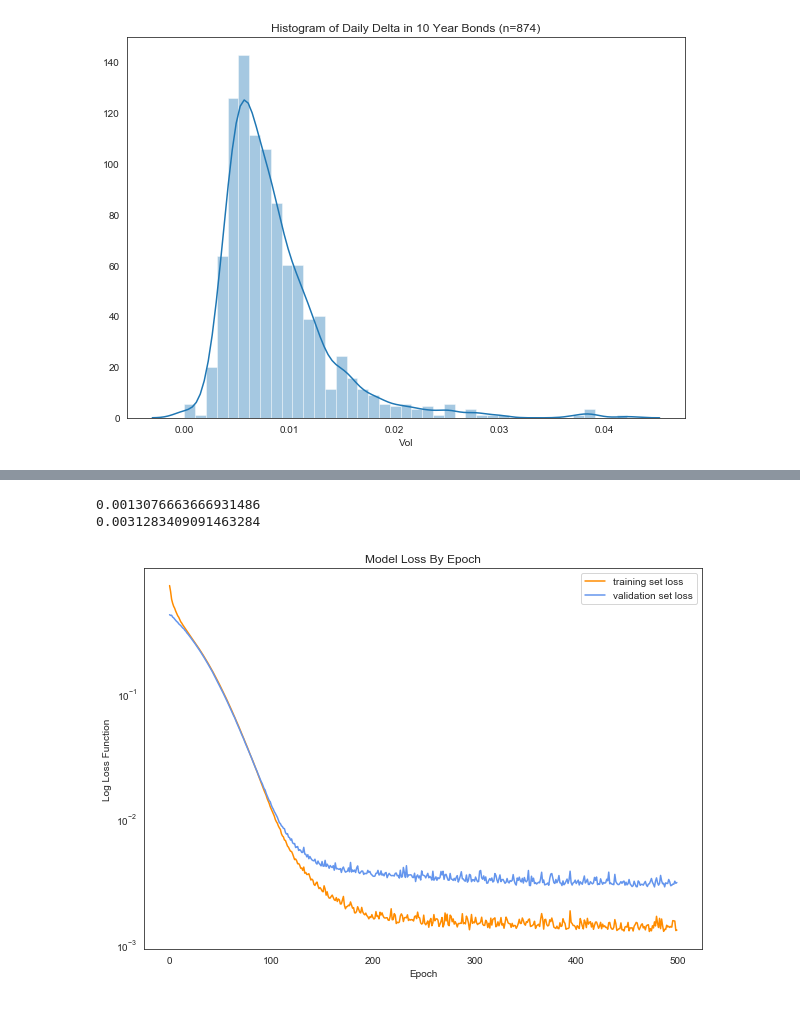
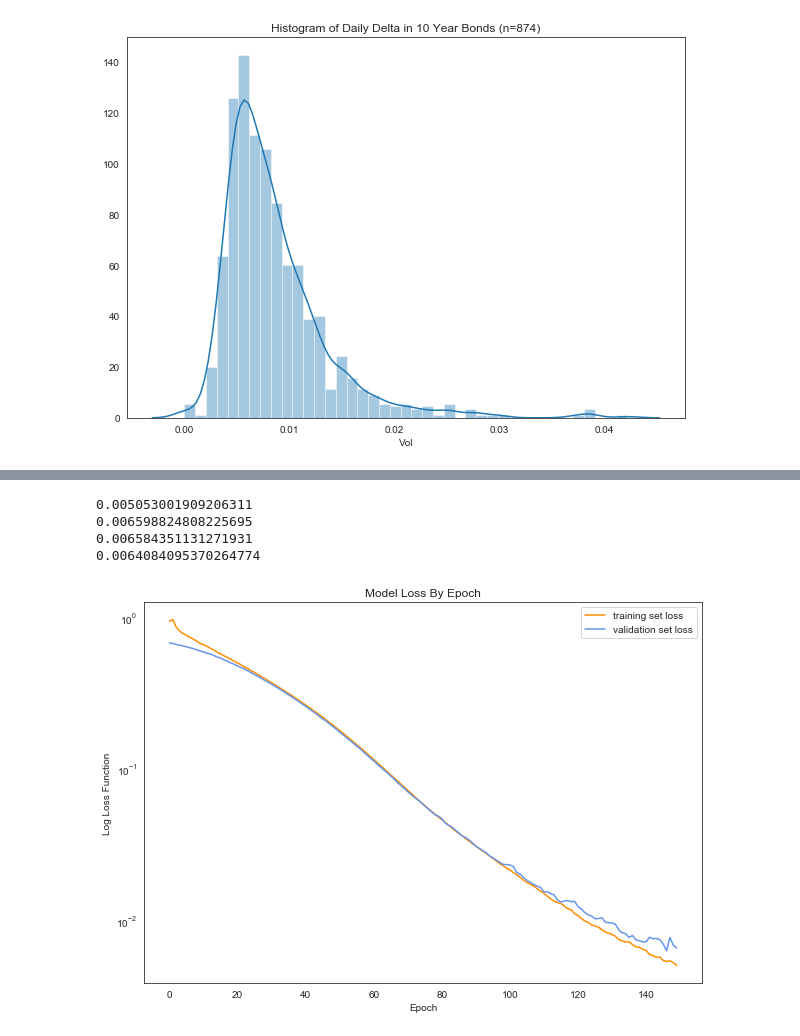
Before and after one commit to corinwagen/TrumpTweets, a Jupyter notebook: models/automated_feature_extraction.ipynb, the cells around one changed output, grey strips where cells are left out. Cells and saved outputs as stored; diff of their text form; code cells hidden in the pictures.

Commit message:
added sentiment model which works surprisingly well?

```diff
--- a/models/automated_feature_extraction.ipynb
+++ b/models/automated_feature_extraction.ipynb
@@ -92,25 +92,28 @@ memory usage: 217.0+ KB
 # %%
 vocab_size = 5000
-encoded_docs = [one_hot(d, vocab_size) for d in pred_bonds_10['clean_text']]
+encoded_docs = [one_hot(d, vocab_size) for d in pred_cols2]
 
 # pad documents to a max length of 4 words
-max_length = 50
+max_length = 50*num_days
 padded_docs = pad_sequences(encoded_docs, maxlen=max_length, padding='post')
 
-X = padded_docs[0:668]
-Xt = padded_docs[669:829]
+#print(pred_bonds_10[pred_cols2])
 
-y = pred_bonds_10['Vol'][0:668]
-yt = pred_bonds_10['Vol'][669:829]
+X = padded_docs[num_days:568]
+Xt = padded_docs[(569+num_days):729]
+
+y = pred_bonds_10['Vol'][num_days:568]
+yt = pred_bonds_10['Vol'][(569+num_days):729]
 
 #### adapted from https://machinelearningmastery.com/use-word-embedding-layers-deep-learning-keras/
 # %%
-kernel_reg = tf.keras.regularizers.l1_l2(l1=0.00001, l2=0.001)
+#kernel_reg = tf.keras.regularizers.l1_l2(l1=0.00001, l2=0.001)
+kernel_reg = tf.keras.regularizers.l1_l2(l1=0.00003, l2=0.001)
 dropout_c = 0.2
 
 # define the model
 model = Sequential()
-model.add(Embedding(vocab_size, 8, input_length=max_length))
+model.add(Embedding(vocab_size, 8, input_length=(max_length)))
 model.add(Flatten())
 model.add(Dense(128, activation='relu', kernel_regularizer=kernel_reg,))
 model.add(Dropout(dropout_c))
@@ -128,6 +131,6 @@ model.compile(loss='mean_absolute_error', optimizer='adam')
 print(model.summary())
 
 # fit the model
-history = model.fit(X, y, epochs=500, batch_size=32, verbose=1, validation_split=0.2)
+history = model.fit(X, y, epochs=150, batch_size=32, verbose=1, validation_split=0.2)
 # evaluate the model
 # %% [output]
@@ -187,20 +190,32 @@ plt.show()
 # %%
 def plot_history(history, ax):
     ax.set_yscale("log", nonposy='clip')
     ax.plot(range(len(history.history['loss'])), history.history['loss'], color='darkorange', label='training set loss')
     ax.plot(range(len(history.history['val_loss'])), history.history['val_loss'], color='cornflowerblue', label='validation set loss')
     ax.set_xlabel('Epoch')
     ax.set_ylabel('Log Loss Function')
     ax.set_title('Model Loss By Epoch')
     ax.legend(loc='best')
 
 figure = plt.figure(figsize=(10,7))
+
 print(history.history['loss'][-1])
 print(history.history['val_loss'][-1])
+print(model.evaluate(Xt, yt, verbose=0))
+
+rand_vals = []
+for x in range(100):
+    rand_yt = np.array(copy.deepcopy(yt))
+    np.random.shuffle(rand_yt)
+    rand_vals.append(model.evaluate(Xt, rand_yt, verbose=0))
+
+print(np.mean(rand_vals))
 
 plot_history(history, figure.gca())
 plt.show()
 # %% [output]
-0.0013076663666931486
-0.0031283409091463284
+0.005053001909206311
+0.006598824808225695
+0.006584351131271931
+0.0064084095370264774
-[figure, old version]
+[figure, new version]
```
Also changed, not shown: parts of 4 cells of this notebook, 1 other file.
